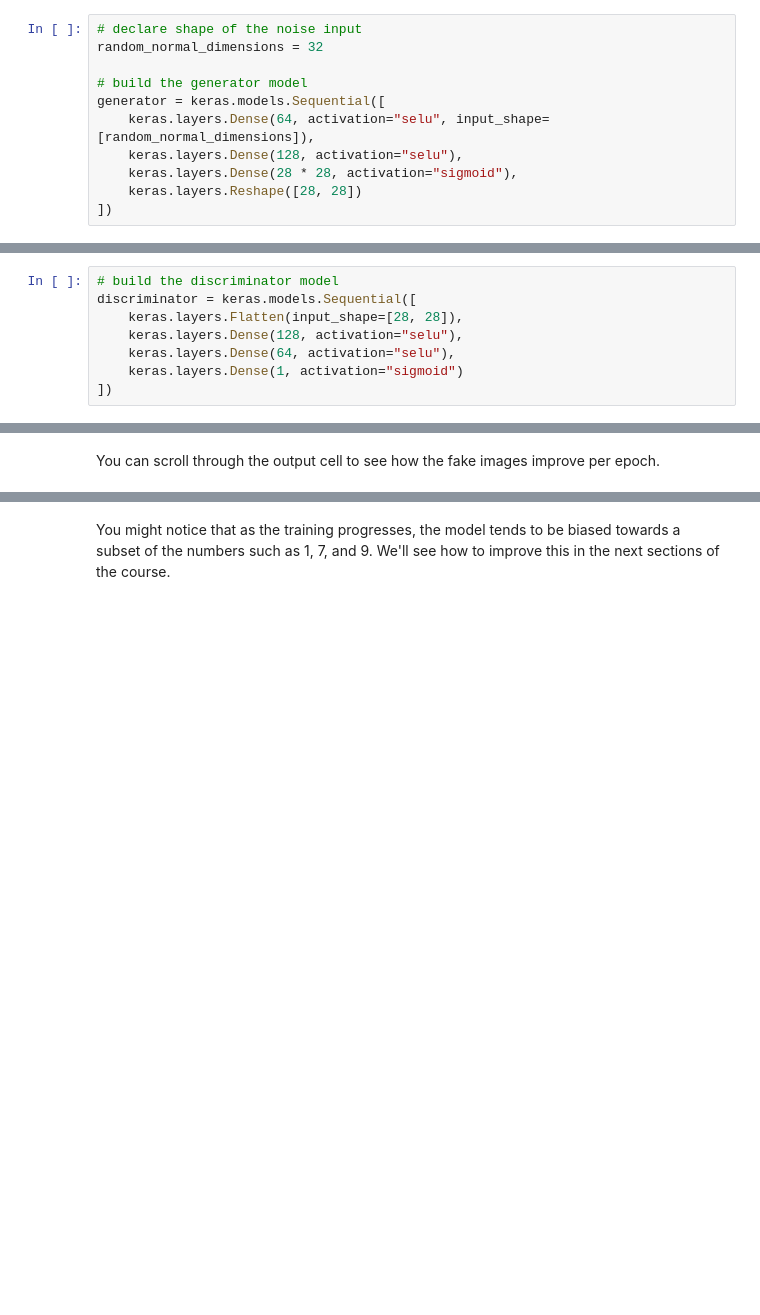
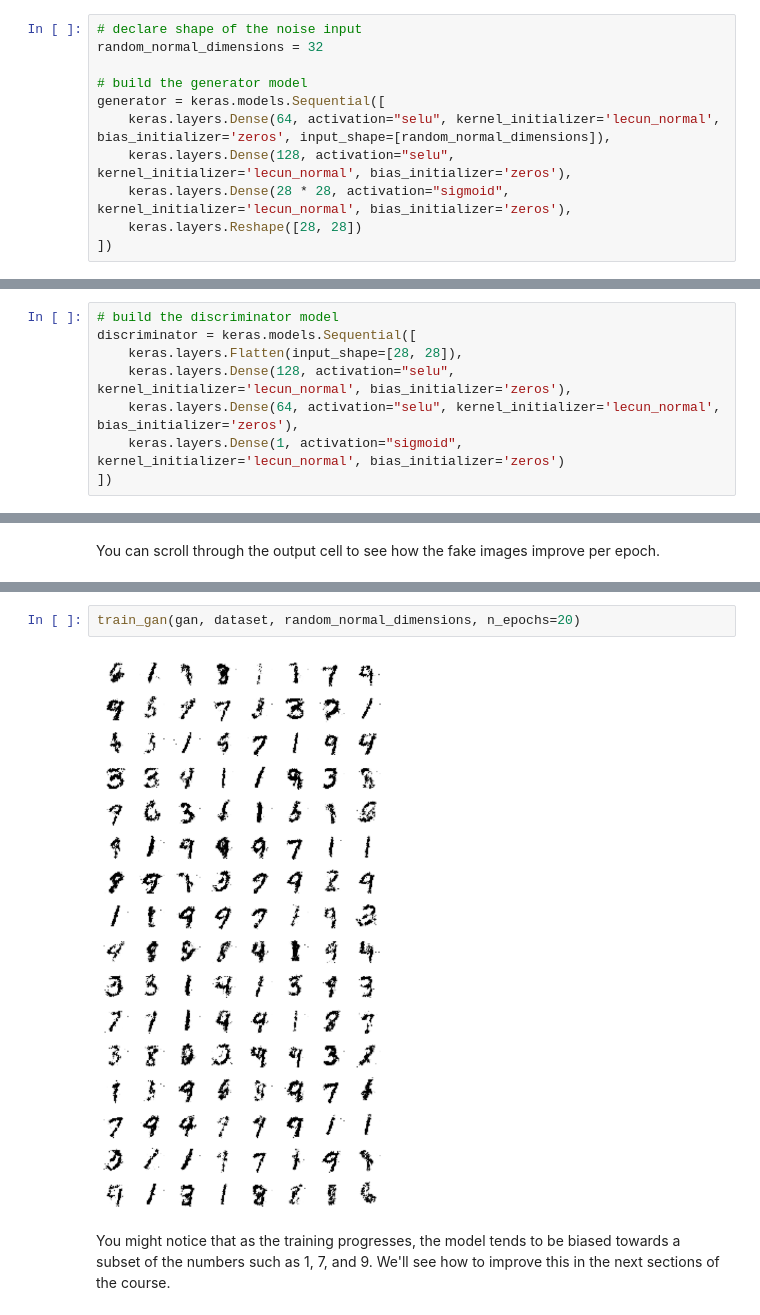
Before and after one commit to holic1021/Generative-Deep-Learning-with-TensorFlow, a Jupyter notebook: C4_W4_Lab_1_First_GAN.ipynb, the cells around one changed output, grey strips where cells are left out. Drawn from its saved outputs; the diff is of its cells as text; blank space fills up the shorter version.

```diff
--- a/C4_W4_Lab_1_First_GAN.ipynb
+++ b/C4_W4_Lab_1_First_GAN.ipynb
@@ -70,9 +70,9 @@ random_normal_dimensions = 32
 
 # build the generator model
 generator = keras.models.Sequential([
-    keras.layers.Dense(64, activation="selu", input_shape=[random_normal_dimensions]),
-    keras.layers.Dense(128, activation="selu"),
-    keras.layers.Dense(28 * 28, activation="sigmoid"),
+    keras.layers.Dense(64, activation="selu", kernel_initializer='lecun_normal', bias_initializer='zeros', input_shape=[random_normal_dimensions]),
+    keras.layers.Dense(128, activation="selu", kernel_initializer='lecun_normal', bias_initializer='zeros'),
+    keras.layers.Dense(28 * 28, activation="sigmoid", kernel_initializer='lecun_normal', bias_initializer='zeros'),
     keras.layers.Reshape([28, 28])
 ])
 # %% [markdown]
@@ -96,9 +98,9 @@ Like the generator, we use SELU activation in the first two dense networks and w
 # build the discriminator model
 discriminator = keras.models.Sequential([
     keras.layers.Flatten(input_shape=[28, 28]),
-    keras.layers.Dense(128, activation="selu"),
-    keras.layers.Dense(64, activation="selu"),
-    keras.layers.Dense(1, activation="sigmoid")
+    keras.layers.Dense(128, activation="selu", kernel_initializer='lecun_normal', bias_initializer='zeros'),
+    keras.layers.Dense(64, activation="selu", kernel_initializer='lecun_normal', bias_initializer='zeros'),
+    keras.layers.Dense(1, activation="sigmoid", kernel_initializer='lecun_normal', bias_initializer='zeros')
 ])
 # %% [markdown]
 We can append these two models to build the GAN.
@@ -185,2 +189,6 @@ train_gan(gan, dataset, random_normal_dimensions, n_epochs=20)
+# %%
+train_gan(gan, dataset, random_normal_dimensions, n_epochs=20)
+# %% [output]
+[figure, added]
 # %% [markdown]
 You might notice that as the training progresses, the model tends to be biased towards a subset of the numbers such as 1, 7, and 9. We'll see how to improve this in the next sections of the course.
```
Also changed, not shown: parts of 2 cells of this notebook.
